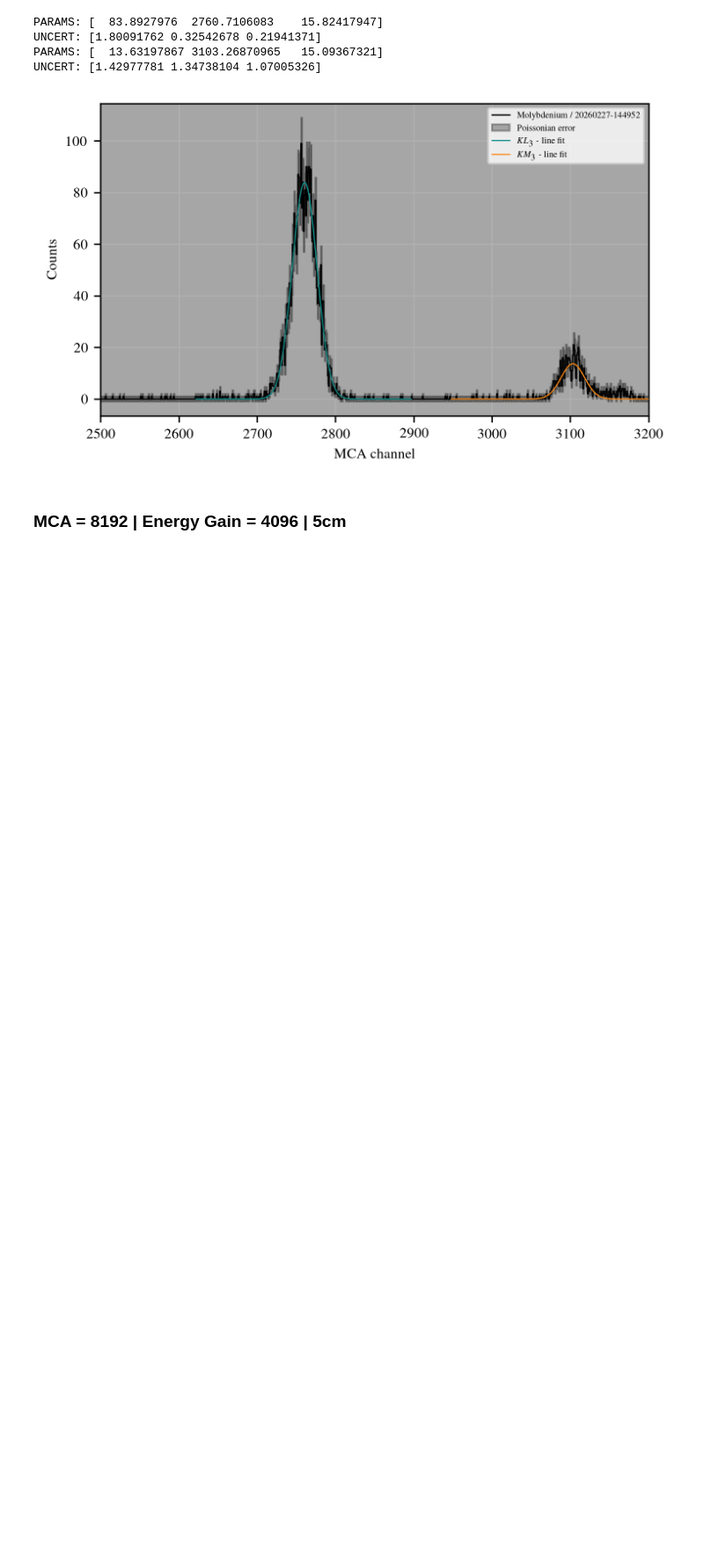
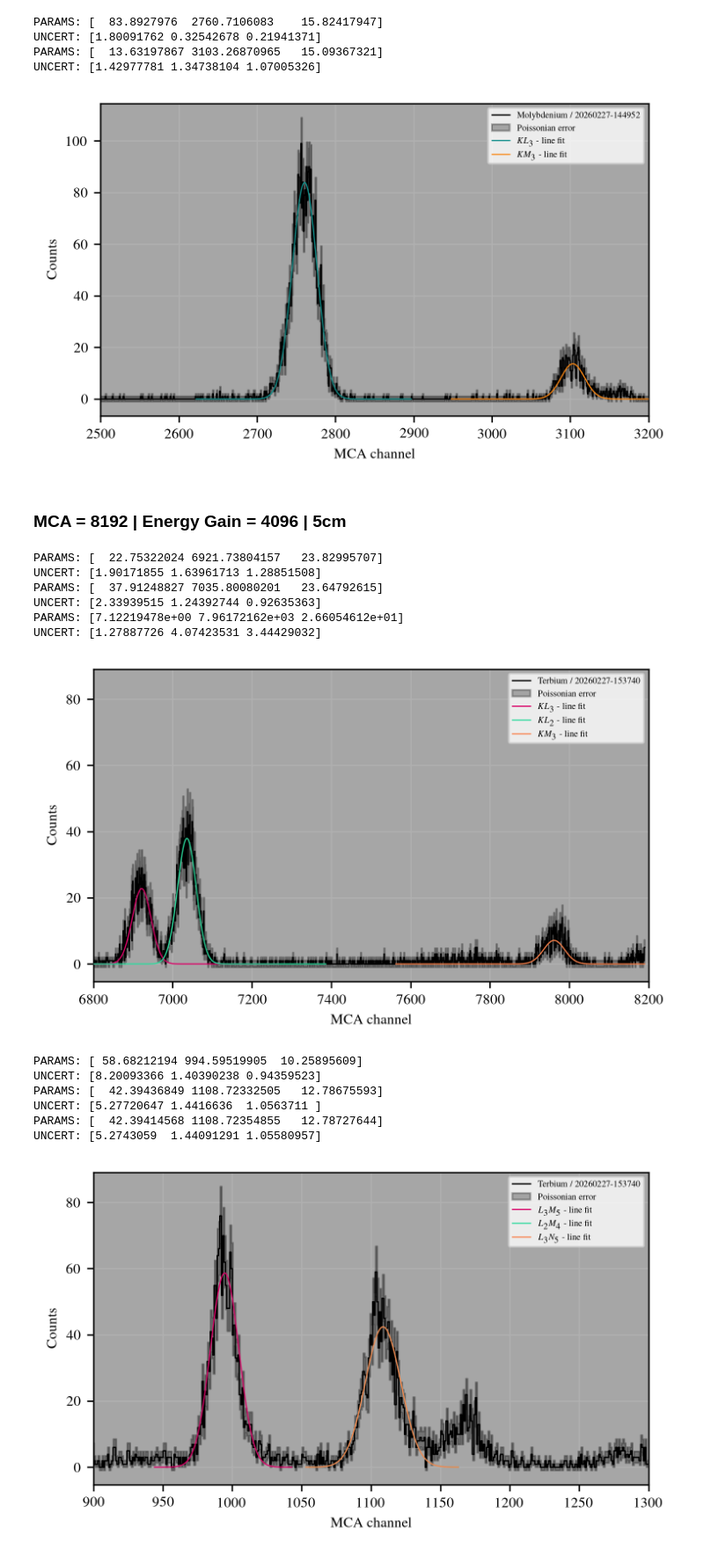
Before and after one commit to SirPhoenix007/IBA-Bonn, a Jupyter notebook: Study_2602_PIXEDetector/PIXE_results.ipynb, the cells around one changed output. Shown at 88% size. Drawn from its saved outputs; the diff is of its cells as text; code cells hidden in the pictures; blank space fills up the shorter version.

```diff
--- a/Study_2602_PIXEDetector/PIXE_results.ipynb
+++ b/Study_2602_PIXEDetector/PIXE_results.ipynb
@@ -236,7 +236,7 @@ def all_peaks_one_measurement(file:str, peaks:list, xlim:list, info:list, col_fl
 
         csv_file_name = f'.//peak_idents{file[1:-5]}_peaks_{identifier}.csv'
 
-        with open(csv_file_name, mode='w', newline='', encoding='utf-8') as csv_file:
+        with open(csv_file_name, mode='a', newline='', encoding='utf-8') as csv_file:
             writer = csv.writer(csv_file)
             writer.writerows(beta_export)
 
@@ -498,42 +498,57 @@ UNCERT: [1.42977781 1.34738104 1.07005326]
 file_to_analyze_Tb = './/2026_02_27//20260227-153740.vspc'
 
 init_val1 = [[6,6900,20], [12,7050,20], [4,7900,10]]
-init_val2 = [[10,980,8], [12,1100,8], [4,1160,6]]
+init_val2 = [[60,995,10], [40,1110,12], [15,1160,30]]
 xlim1 = [6800,8200]
 xlim2 = [900,1300]
 info1 = ['Terbium', '$KL_3$', '$KL_2$', '$KM_3$']
 info2 = ['Terbium', '$L_3M_5$', '$L_2M_4$', '$L_3N_5$']
 
 all_peaks_one_measurement(file = file_to_analyze_Tb, peaks = init_val1, xlim=xlim1, info=info1, col_flag=False, identifier='1')
 all_peaks_one_measurement(file = file_to_analyze_Tb, peaks = init_val2, xlim=xlim2, info=info2, col_flag=False, identifier='2')
 #------------ Terbium------------#
 
 #------------ Barium ------------#
 file_to_analyze_Ba = './/2026_02_27//20260227-152912.vspc'
 
-init_val = [[3,5100,80]]
-xlim = [4800,5300]
-info = ['Barium', '$KL_3$']
+init_val = [[16,5000,20], [28,5120,10], [8,5750,20]]
+xlim = [4800,5900]
+info = ['Barium', '$KL_3$', '$KM_3$', 'xxx']
 
 all_peaks_one_measurement(file = file_to_analyze_Ba, peaks = init_val, xlim=xlim, info=info, col_flag=False, identifier='0')
 #------------ Barium ------------#
 
 #------------ Silber ------------#
 file_to_analyze_Ag = './/2026_02_27//20260227-152010.vspc'
 
-init_val = [[70,3500,50], [20,3950,30]]
+init_val = [[420,3500,50], [100,3900,30]]
 xlim = [3100,4200]
 info = ['Silver', '$KL_3$', '$KM_3$']
 
-all_peaks_one_measurement(file = file_to_analyze_Ag, peaks = init_val, xlim=xlim, info=info, col_flag=True, identifier='0')
+all_peaks_one_measurement(file = file_to_analyze_Ag, peaks = init_val, xlim=xlim, info=info, col_flag=False, identifier='0')
 #------------ Silber ------------#
 
 #------------ Molybdän ------------#
-file_to_analyze_Mo = './/2026_02_27//20260227-151510.vspc'
+# file_to_analyze_Mo = './/2026_02_27//20260227-151510.vspc'
 
-init_val = [[100,2800,40], [20,3100,20]]
-xlim = [2500,3200]
-info = ['Molybdenium', '$KL_3$', '$KM_3$']
+# init_val = [[100,2800,40], [20,3100,20]]
+# xlim = [2500,3200]
+# info = ['Molybdenium', '$KL_3$', '$KM_3$']
 
-all_peaks_one_measurement(file = file_to_analyze_Mo, peaks = init_val, xlim=xlim, info=info, col_flag=True, identifier='0')
+# all_peaks_one_measurement(file = file_to_analyze_Mo, peaks = init_val, xlim=xlim, info=info, col_flag=True, identifier='0')
 #------------ Molybdän -----------#
+# %% [output]
+PARAMS: [  22.75322024 6921.73804157   23.82995707]
+UNCERT: [1.90171855 1.63961713 1.28851508]
+PARAMS: [  37.91248827 7035.80080201   23.64792615]
+UNCERT: [2.33939515 1.24392744 0.92635363]
+PARAMS: [7.12219478e+00 7.96172162e+03 2.66054612e+01]
+UNCERT: [1.27887726 4.07423531 3.44429032]
+[figure, added]
+PARAMS: [ 58.68212194 994.59519905  10.25895609]
+UNCERT: [8.20093366 1.40390238 0.94359523]
+PARAMS: [  42.39436849 1108.72332505   12.78675593]
+UNCERT: [5.27720647 1.4416636  1.0563711 ]
+PARAMS: [  42.39414568 1108.72354855   12.78727644]
+UNCERT: [5.2743059  1.44091291 1.05580957]
+[figure, added]
```
Also changed, not shown: parts of 3 cells of this notebook, 35 other files.
